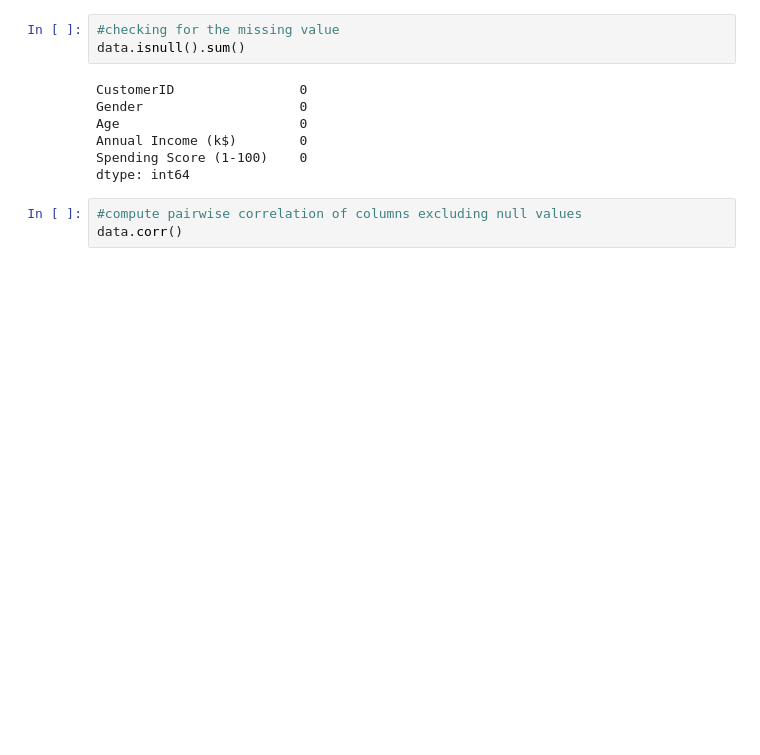
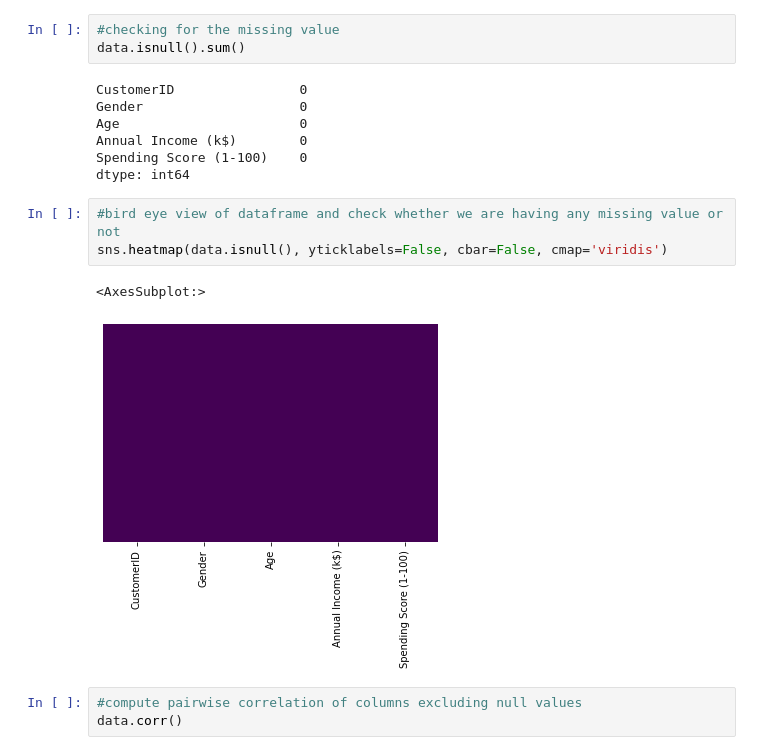
Before and after one commit to raveena69/ML-Assignment-2-G69, a Jupyter notebook: Python Code/Implemenation in Python.ipynb, the cells around one changed output. Cells and saved outputs as stored; diff of their text form; blank space fills up the shorter version.

Commit message:
used bird eye view to check any missing values in the datset

```diff
--- a/Python Code/Implemenation in Python.ipynb
+++ b/Python Code/Implemenation in Python.ipynb
@@ -56,6 +56,12 @@ Age                       0
 Annual Income (k$)        0
 Spending Score (1-100)    0
 dtype: int64
+# %%
+#bird eye view of dataframe and check whether we are having any missing value or not
+sns.heatmap(data.isnull(), yticklabels=False, cbar=False, cmap='viridis')
+# %% [output]
+<AxesSubplot:>
+[figure, added]
 # %%
 #compute pairwise correlation of columns excluding null values
 data.corr()
```
Also changed, not shown: parts of 5 cells of this notebook.
